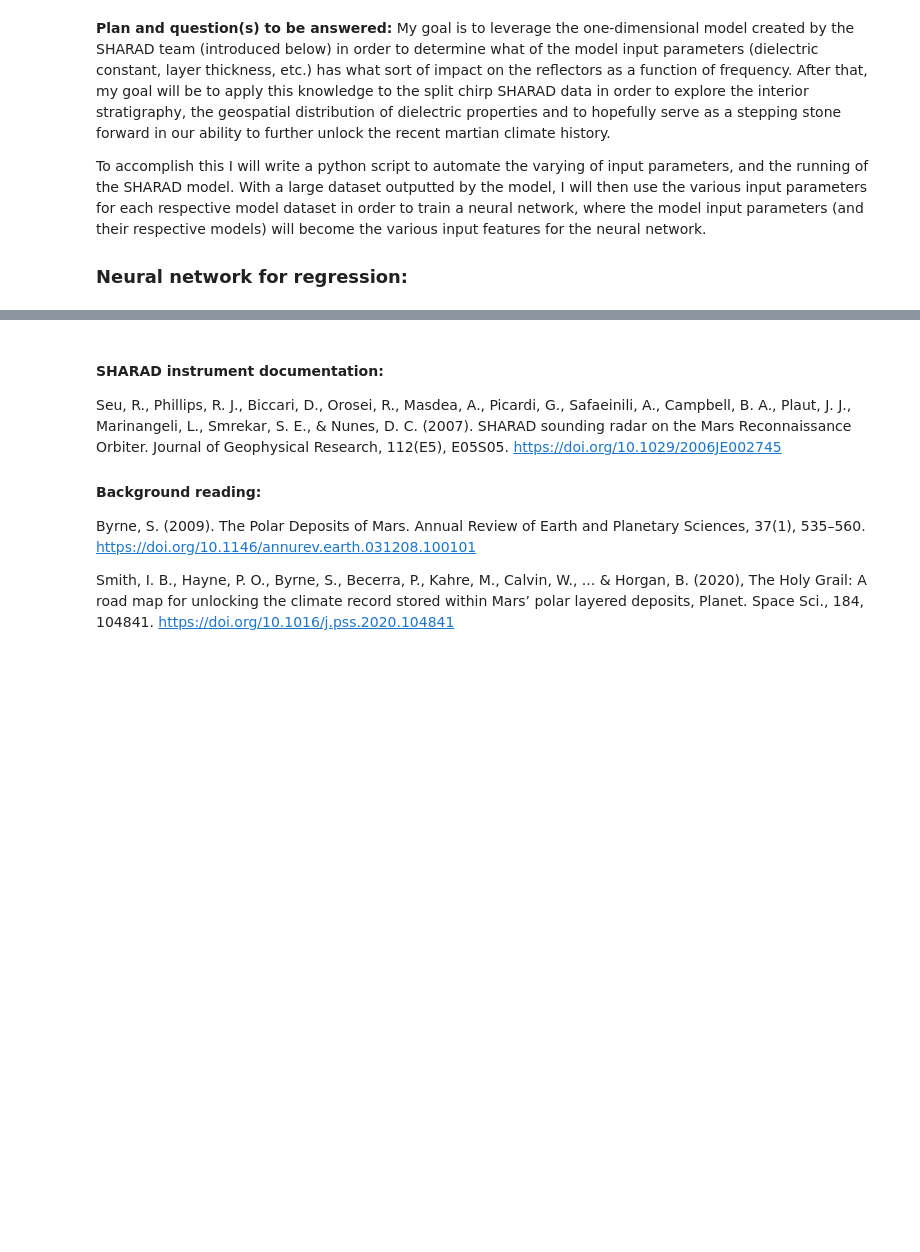
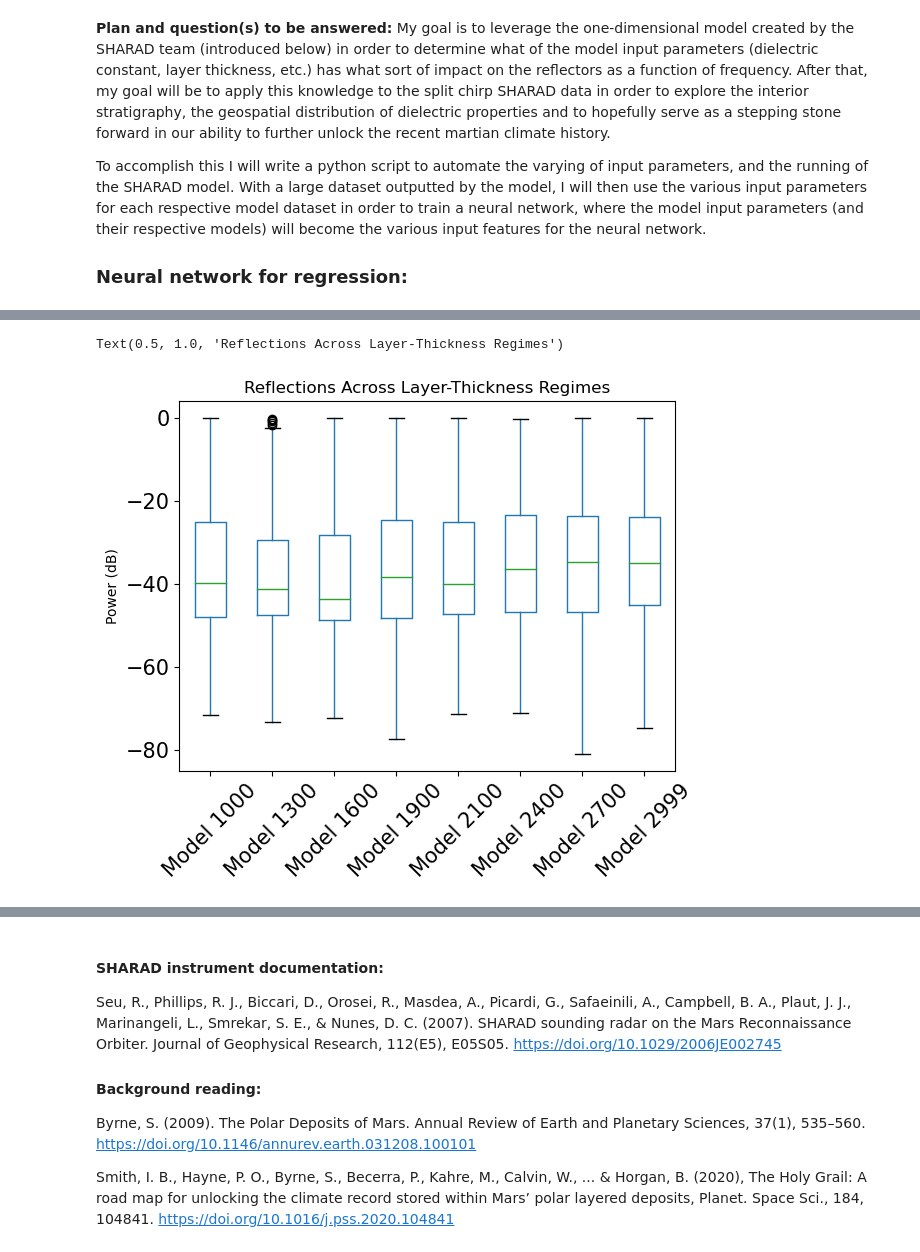
Before and after one commit to abraeley/abraeley.github.io, a Jupyter notebook: martianIceModel.ipynb, the cells around one changed output, grey strips where cells are left out. Saved outputs shown, nothing was run; the diff lists cells and outputs as text; code cells hidden in the pictures; blank space fills up the shorter version.

```diff
--- a/martianIceModel.ipynb
+++ b/martianIceModel.ipynb
@@ -270,0 +595,17 @@ At this point I will apply the neural network to the actual SHARAD split chirp d
+# %%
+boxFrame = pd.DataFrame()
+boxFrame["Model 1000"] = model1000["power (dB)"]
+boxFrame["Model 1300"] = model1300["power (dB)"]
+boxFrame["Model 1600"] = model1600["power (dB)"]
+boxFrame["Model 1900"] = model1900["power (dB)"]
+boxFrame["Model 2100"] = model2100["power (dB)"]
+boxFrame["Model 2400"] = model2400["power (dB)"]
+boxFrame["Model 2700"] = model2700["power (dB)"]
+boxFrame["Model 2999"] = model2999["power (dB)"]
+
+plots = boxFrame.boxplot(grid=False, rot=45, fontsize=15)
+plots.set_ylabel("Power (dB)")
+plots.set_title("Reflections Across Layer-Thickness Regimes")
+# %% [output]
+Text(0.5, 1.0, 'Reflections Across Layer-Thickness Regimes')
+[figure, added]
```
Also changed, not shown: parts of 27 cells of this notebook.
